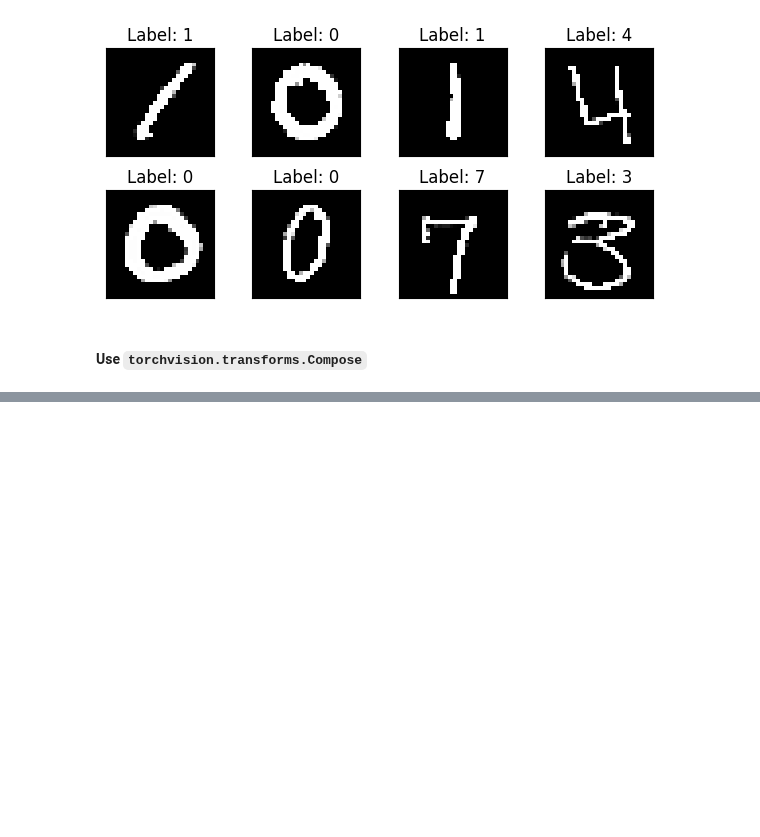
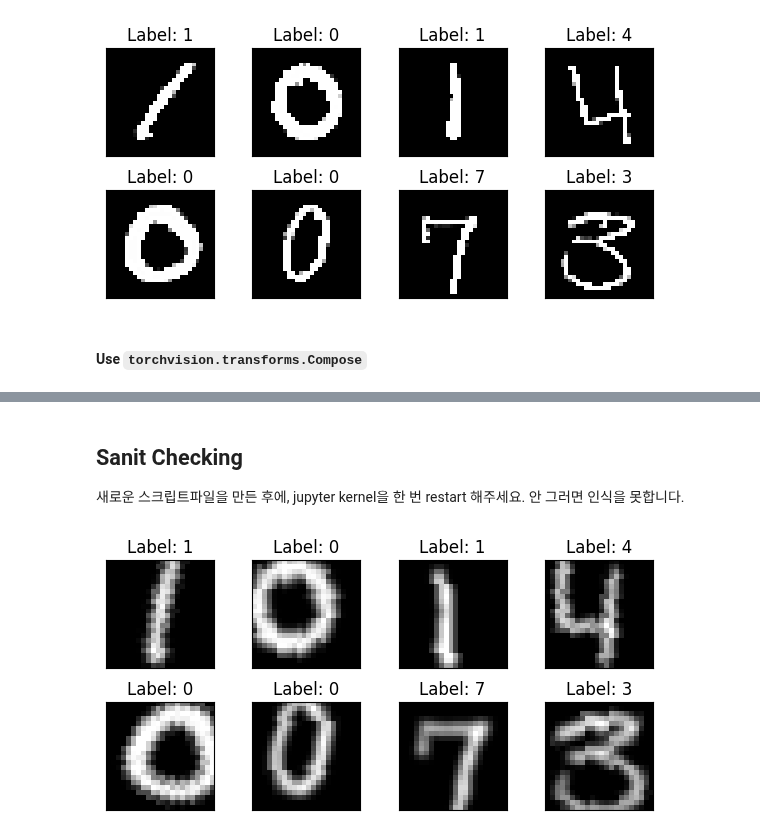
Before and after one commit to Cognitive-Systems-Laboratory/digit-recognizer, a Jupyter notebook: EDA.ipynb, the cells around one changed output, grey strips where cells are left out. Drawn from its saved outputs; the diff is of its cells as text; code cells hidden in the pictures; blank space fills up the shorter version.

Commit message:
Fix minor errors and add sanity checks

```diff
--- a/EDA.ipynb
+++ b/EDA.ipynb
@@ -197,0 +198,4 @@ plot_tensors(X=t(X.float()).squeeze(), y=y)
+# %% [markdown]
+## Sanit Checking
+
+새로운 스크립트파일을 만든 후에, jupyter kernel을 한 번 restart 해주세요. 안 그러면 인식을 못합니다.
@@ -197,0 +205,9 @@ plot_tensors(X=t(X.float()).squeeze(), y=y)
+# %%
+ds = DigitDataset()
+dl = DataLoader(dataset=ds, batch_size=16)
+# %%
+X, y = next(iter(dl))
+# %%
+plot_tensors(X.squeeze(), y=y)
+# %% [output]
+[figure, added]
```
Also changed, not shown: parts of 5 cells of this notebook, 1 other file.
